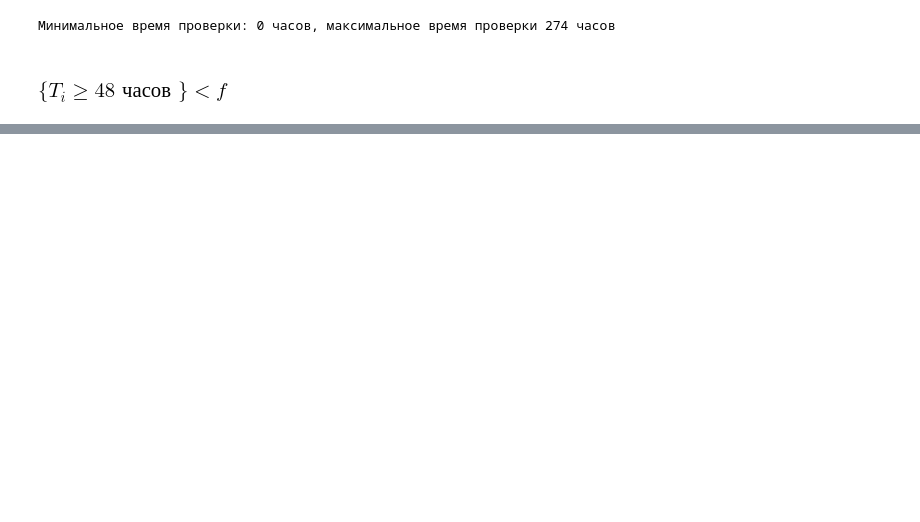
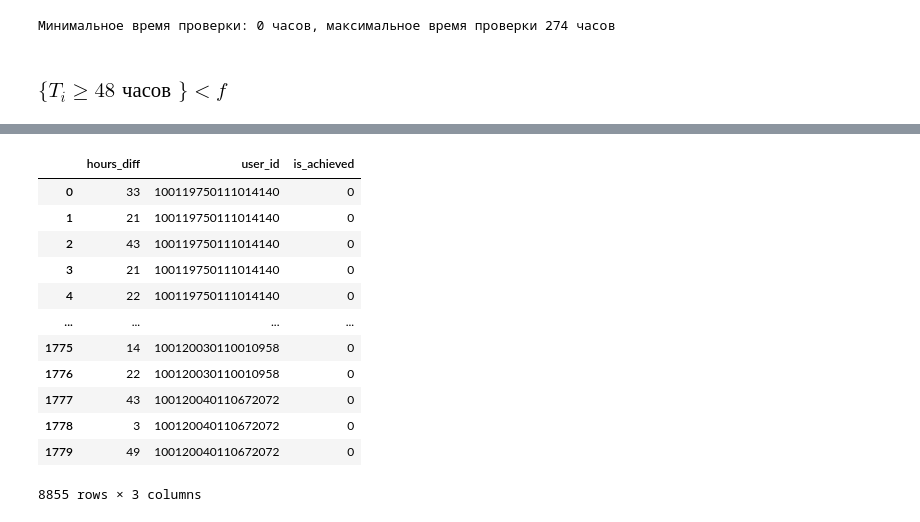
Before and after one commit to deethereal/Sirius_project, a Jupyter notebook: optimal_value.ipynb, the cells around one changed output, grey strips where cells are left out. Cells and saved outputs as stored; diff of their text form; code cells hidden in the pictures; blank space fills up the shorter version.

```diff
--- a/optimal_value.ipynb
+++ b/optimal_value.ipynb
@@ -181,0 +194,29 @@ fraction_criterion('math','294')
+# %%
+subjects = ['math','physics','linguo']
+coursers = [['293','294','295'], ['345','346'],['267','268']]
+df = pd.DataFrame()
+for s in enumerate(subjects):
+        for c in coursers[s[0]]:
+            tmp_df = prepare_dataframe(s[1],c)
+            for i in tmp_df['user_id']:
+                try:
+                    if i in df['user_id']:
+                        print('Alarm')
+                except:
+                    pass
+            df=df.append(tmp_df)
+df
+# %% [output]
+|  | hours_diff | user_id | is_achieved |
+| 0 | 33 | 100119750111014140 | 0 |
+| 1 | 21 | 100119750111014140 | 0 |
+| 2 | 43 | 100119750111014140 | 0 |
+| 3 | 21 | 100119750111014140 | 0 |
+| 4 | 22 | 100119750111014140 | 0 |
+| ... | ... | ... | ... |
+| 1775 | 14 | 100120030110010958 | 0 |
+| 1776 | 22 | 100120030110010958 | 0 |
+| 1777 | 43 | 100120040110672072 | 0 |
+| 1778 | 3 | 100120040110672072 | 0 |
+| 1779 | 49 | 100120040110672072 | 0 |
+8855 rows × 3 columns
```
Also changed, not shown: parts of 7 cells of this notebook.
